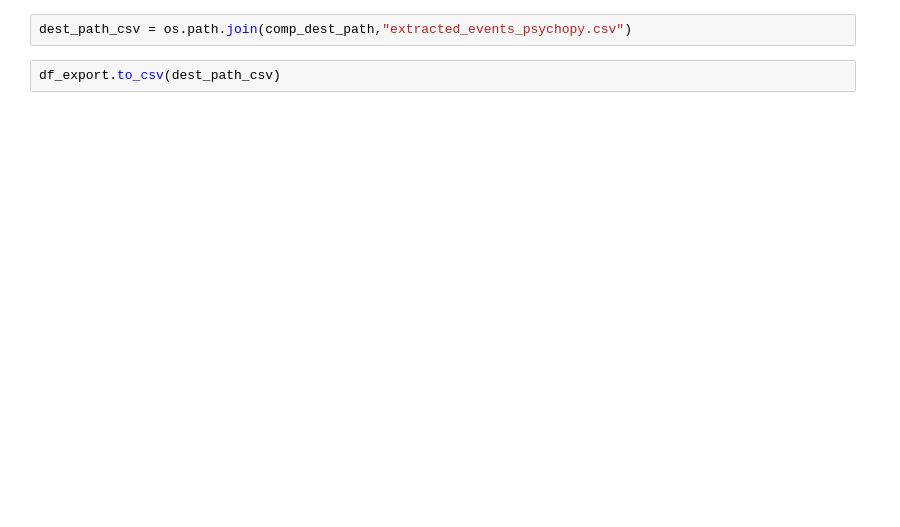
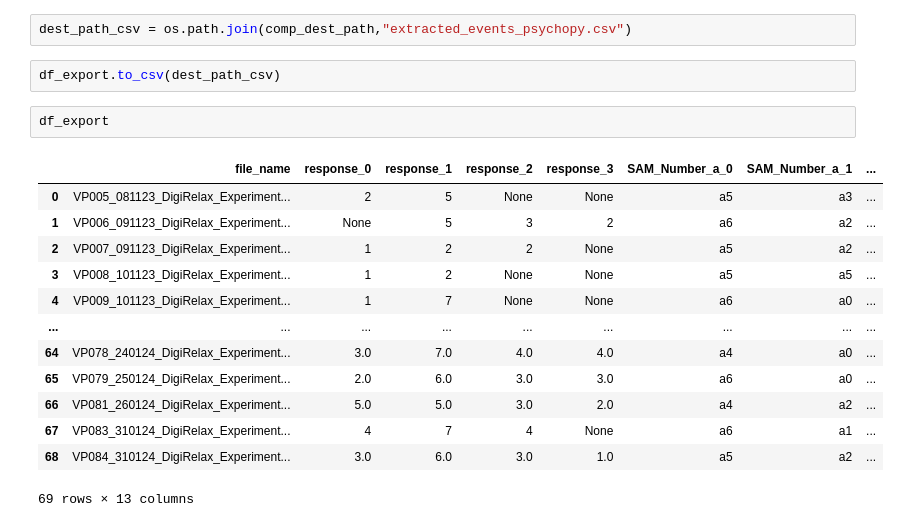
Before and after one commit to saifhanjra/tester_sony_digirelax, a Jupyter notebook: scripts/wp3/wp3_stress_slider.ipynb, the cells around one changed output. Drawn from its saved outputs; the diff is of its cells as text; blank space fills up the shorter version.

```diff
--- a/scripts/wp3/wp3_stress_slider.ipynb
+++ b/scripts/wp3/wp3_stress_slider.ipynb
@@ -263,3 +245,19 @@ df_export
 dest_path_csv = os.path.join(comp_dest_path,"extracted_events_psychopy.csv")
 # %%
 df_export.to_csv(dest_path_csv)
+# %%
+df_export
+# %% [output]
+|  | file_name | response_0 | response_1 | response_2 | response_3 | SAM_Number_a_0 | SAM_Number_a_1 | ... |
+| 0 | VP005_081123_DigiRelax_Experiment... | 2 | 5 | None | None | a5 | a3 | ... |
+| 1 | VP006_091123_DigiRelax_Experiment... | None | 5 | 3 | 2 | a6 | a2 | ... |
+| 2 | VP007_091123_DigiRelax_Experiment... | 1 | 2 | 2 | None | a5 | a2 | ... |
+| 3 | VP008_101123_DigiRelax_Experiment... | 1 | 2 | None | None | a5 | a5 | ... |
+| 4 | VP009_101123_DigiRelax_Experiment... | 1 | 7 | None | None | a6 | a0 | ... |
+| ... | ... | ... | ... | ... | ... | ... | ... | ... |
+| 64 | VP078_240124_DigiRelax_Experiment... | 3.0 | 7.0 | 4.0 | 4.0 | a4 | a0 | ... |
+| 65 | VP079_250124_DigiRelax_Experiment... | 2.0 | 6.0 | 3.0 | 3.0 | a6 | a0 | ... |
+| 66 | VP081_260124_DigiRelax_Experiment... | 5.0 | 5.0 | 3.0 | 2.0 | a4 | a2 | ... |
+| 67 | VP083_310124_DigiRelax_Experiment... | 4 | 7 | 4 | None | a6 | a1 | ... |
+| 68 | VP084_310124_DigiRelax_Experiment... | 3.0 | 6.0 | 3.0 | 1.0 | a5 | a2 | ... |
+69 rows × 13 columns
```
Also changed, not shown: parts of 7 cells of this notebook, 3 other files.
